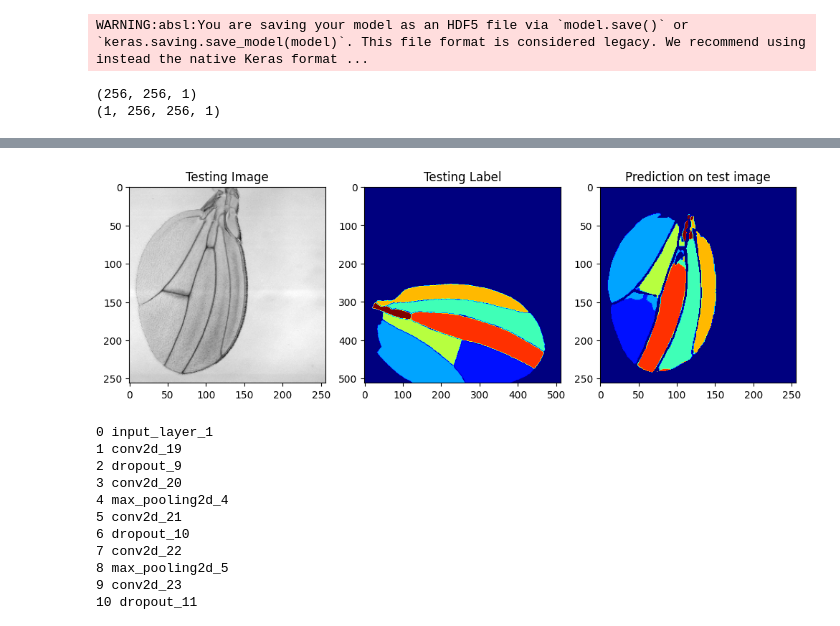
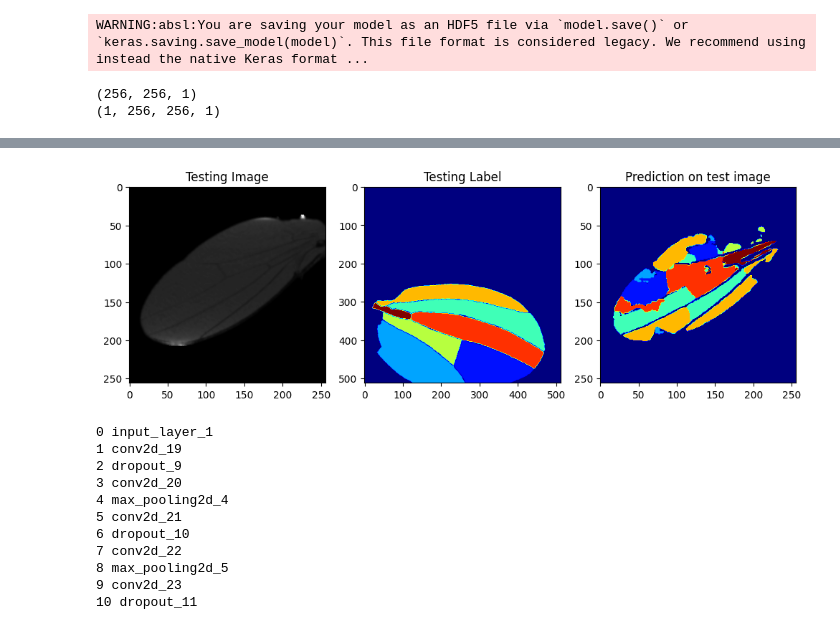
Before and after one commit to AbdulRauf-Sidd/MakhiMeter-Training, a Jupyter notebook: unet.ipynb, the cells around one changed output, grey strips where cells are left out. Cells and saved outputs as stored; diff of their text form; code cells hidden in the pictures.

```diff
--- a/unet.ipynb
+++ b/unet.ipynb
@@ -194,12 +194,12 @@ def get_model():
     return multi_unet_model()
 model = get_model()
 
-model.load_weights('models/version 1.1/unet_256_interpolated_6900_10epochs.h5')
+model.load_weights('/home/abdulrauf/Projects/MakhiMeter-Training/models/checkpoints/unet_256_bg_removed_9600_checkpoint_epoch-19_val_loss-0.1870.keras')
 import random
 # print(X_test)
 # test_img_number = random.randint(0, len(X_test))
 # test_img = X_test[test_img_number]
-test_img = cv2.imread('/home/abdulrauf/Projects/MakhiMeter-Training/testing_256.png', 0)
+test_img = cv2.imread('/home/abdulrauf/Projects/MakhiMeter-Training/blurred_image.png', 0)
 test_img = np.array(test_img)
 test_img = normalize(test_img, axis=1)
 test_img = np.expand_dims(test_img, axis=-1)
@@ -231,4 +231,4 @@ plt.show()
-[figure, old version]
+[figure, new version]
 # %%
 from PIL import Image
 
```
Also changed, not shown: parts of 2 cells of this notebook, 50 other files.
